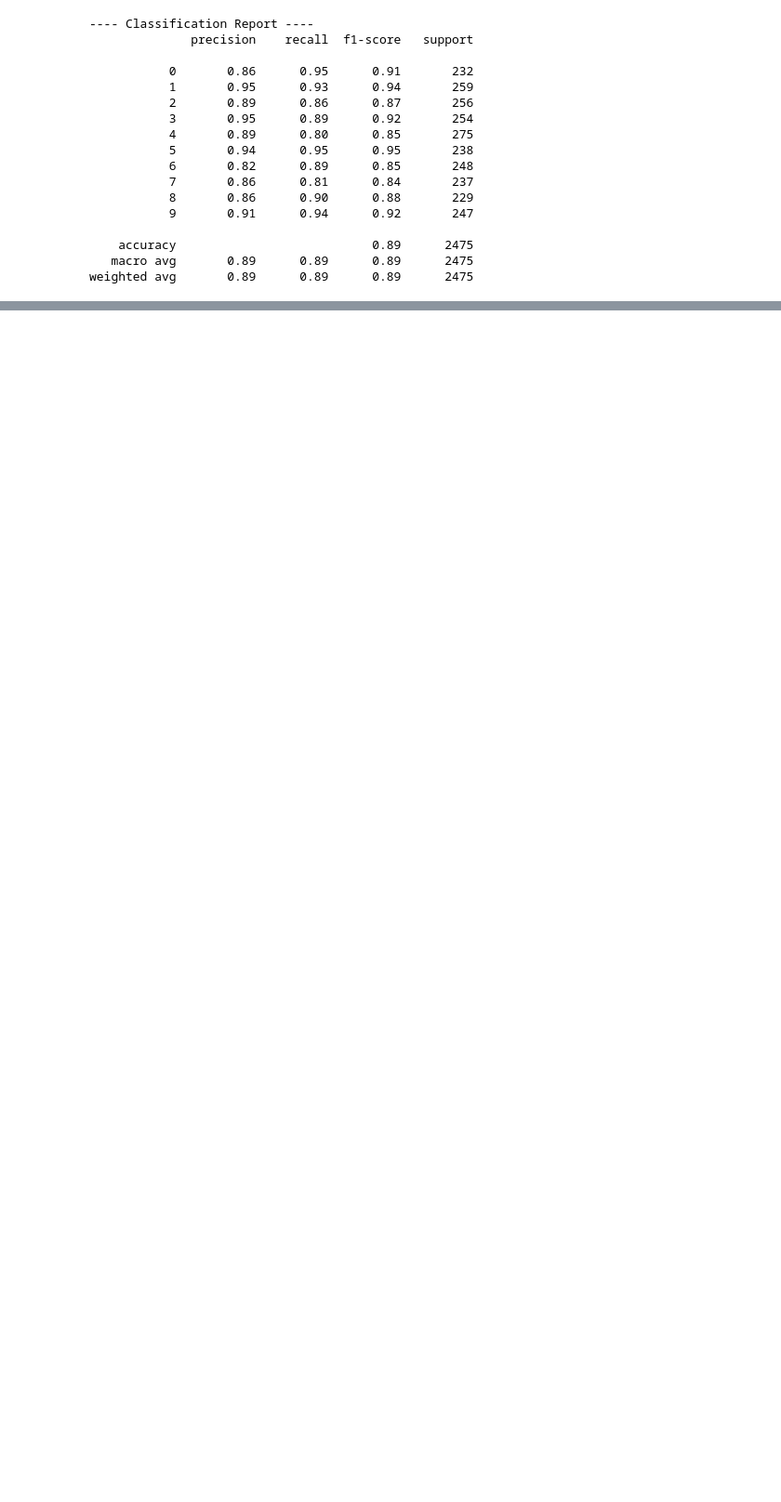
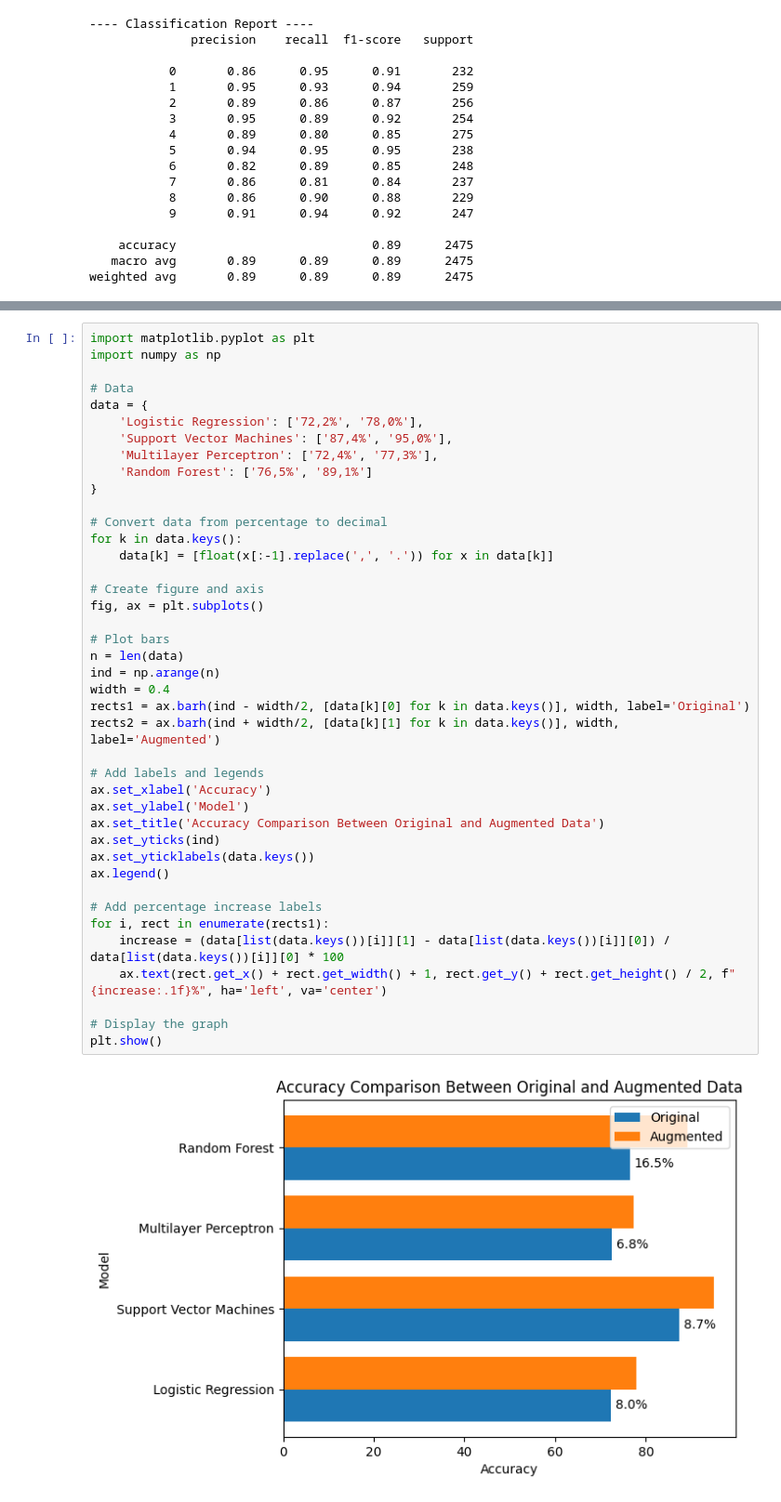
Before and after one commit to hc-sousa/sign-language-digits, a Jupyter notebook: src/augmented-dataset.ipynb, the cells around one changed output, grey strips where cells are left out. Shown at 93% size. Saved outputs shown, nothing was run; the diff lists cells and outputs as text; blank space fills up the shorter version.

Commit message:
Accuracy with original vs augmented dataset

```diff
--- a/src/augmented-dataset.ipynb
+++ b/src/augmented-dataset.ipynb
@@ -715,0 +718,43 @@ weighted avg       0.89      0.89      0.89      2475
+# %%
+import matplotlib.pyplot as plt
+import numpy as np
+
+# Data
+data = {
+    'Logistic Regression': ['72,2%', '78,0%'],
+    'Support Vector Machines': ['87,4%', '95,0%'],
+    'Multilayer Perceptron': ['72,4%', '77,3%'],
+    'Random Forest': ['76,5%', '89,1%']
+}
+
+# Convert data from percentage to decimal
+for k in data.keys():
+    data[k] = [float(x[:-1].replace(',', '.')) for x in data[k]]
+
+# Create figure and axis
+fig, ax = plt.subplots()
+
+# Plot bars
+n = len(data)
+ind = np.arange(n)
+width = 0.4
+rects1 = ax.barh(ind - width/2, [data[k][0] for k in data.keys()], width, label='Original')
+rects2 = ax.barh(ind + width/2, [data[k][1] for k in data.keys()], width, label='Augmented')
+
+# Add labels and legends
+ax.set_xlabel('Accuracy')
+ax.set_ylabel('Model')
+ax.set_title('Accuracy Comparison Between Original and Augmented Data')
+ax.set_yticks(ind)
+ax.set_yticklabels(data.keys())
+ax.legend()
+
+# Add percentage increase labels
+for i, rect in enumerate(rects1):
+    increase = (data[list(data.keys())[i]][1] - data[list(data.keys())[i]][0]) / data[list(data.keys())[i]][0] * 100
+    ax.text(rect.get_x() + rect.get_width() + 1, rect.get_y() + rect.get_height() / 2, f"{increase:.1f}%", ha='left', va='center')
+
+# Display the graph
+plt.show()
+# %% [output]
+[figure, added]
```
Also changed, not shown: parts of 1 cell of this notebook.
